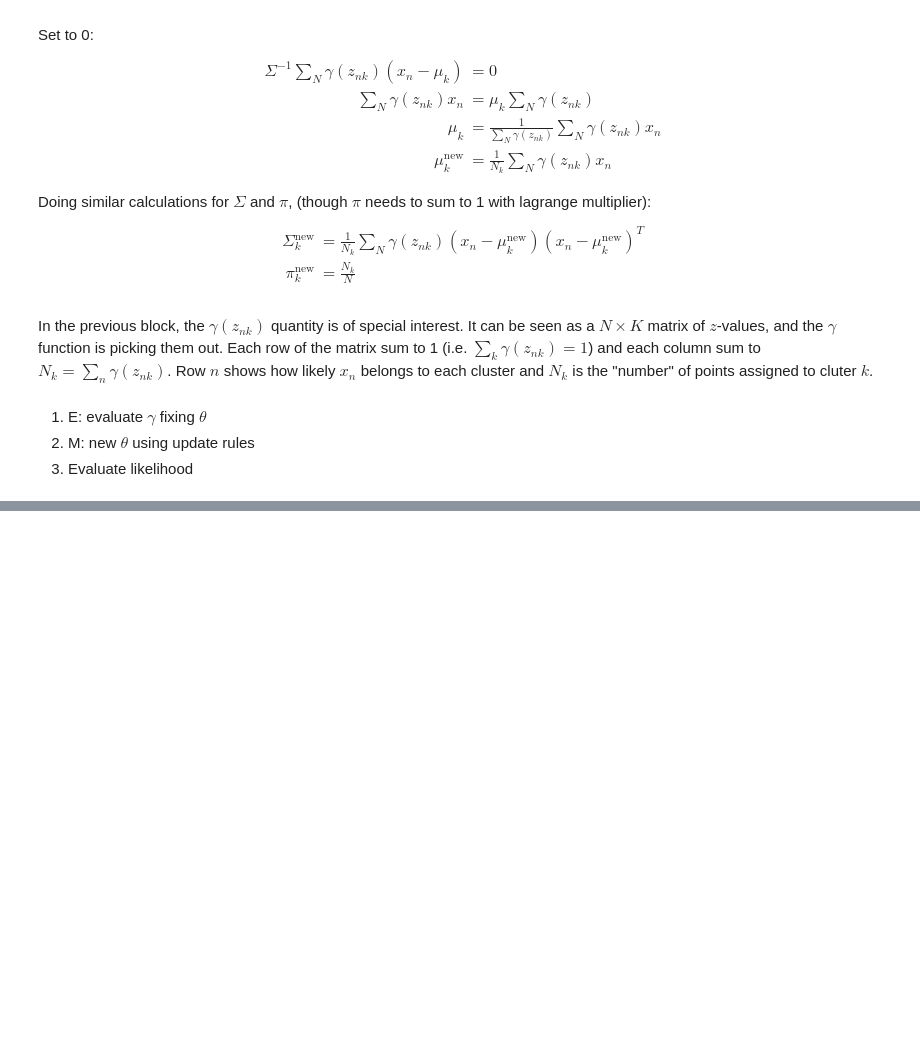
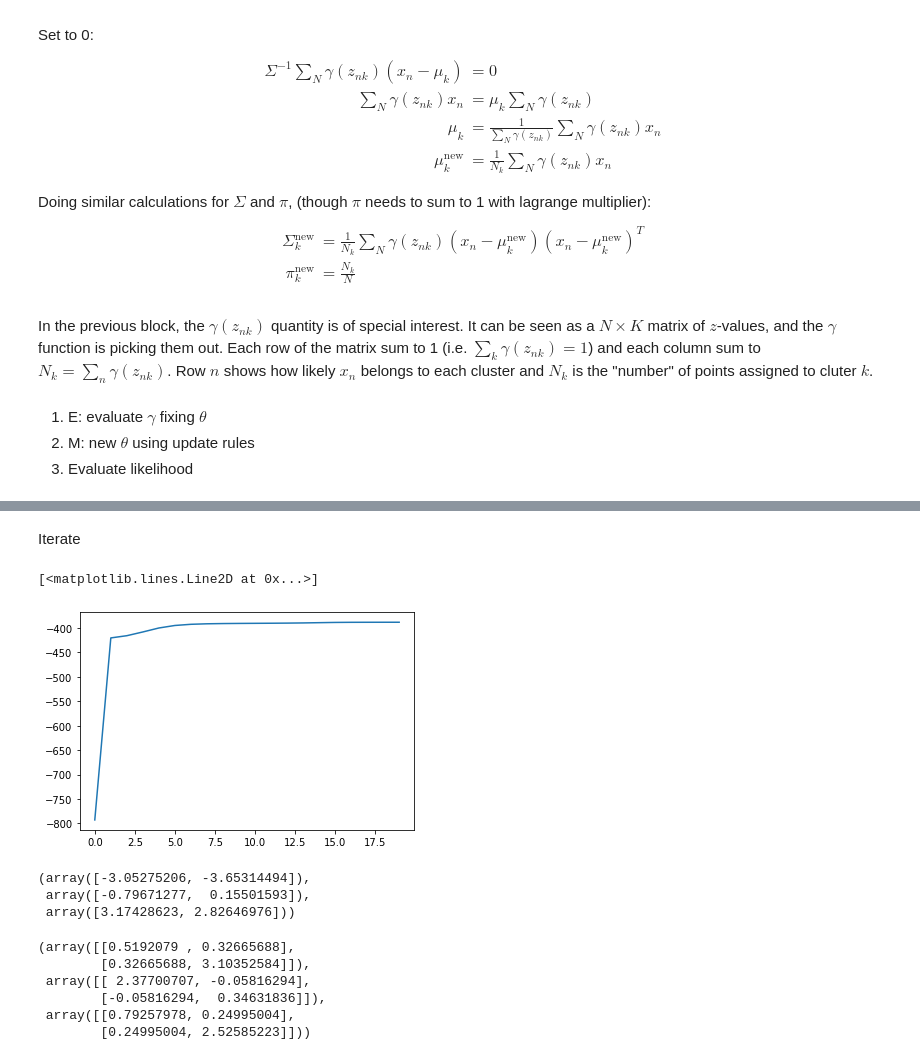
Before and after one commit to GavinPHR/bayesian-intro, a Jupyter notebook: EM.ipynb, the cells around one changed output, grey strips where cells are left out. Cells and saved outputs as stored; diff of their text form; code cells hidden in the pictures; blank space fills up the shorter version.

Commit message:
EM for gaussian mixtures

```diff
--- a/EM.ipynb
+++ b/EM.ipynb
@@ -62,0 +84,7 @@ In the previous block, the $\gamma(z_{nk})$ quantity is of special interest. It
+# %%
+# Init to 3 unit gaussian equally spaced
+m0, cov0 = [-1, 0], [[1, 0], [0, 1]]
+m1, cov1 = [0, 0], [[1, 0], [0, 1]]
+m2, cov2 = [1, 0], [[1, 0], [0, 1]]
+pi = [0.333, 0.333, 0.333]
+K = 3
@@ -62,0 +124,12 @@ In the previous block, the $\gamma(z_{nk})$ quantity is of special interest. It
+# %%
+def expectation():
+    gamma = np.zeros((len(X), K))
+
+    for n in range(N):
+        denom = 0
+        for k in range(K):
+            nom = pi[k] * globals()[f'p{k}'].pdf(X[n])
+            gamma[n][k] = nom
+            denom += nom
+        gamma[n] /= denom
+    return gamma
@@ -62,0 +145,46 @@ In the previous block, the $\gamma(z_{nk})$ quantity is of special interest. It
+# %%
+def maximization(gamma):
+    for k in range(K):
+        N_k = np.sum(gamma[:, k])
+        # new mean first
+        mu_new = np.zeros(2)
+        for n in range(N):
+            mu_new += gamma[n][k] * X[n]
+        mu_new /= N_k
+        # then new covariance
+        cov_new = np.zeros((2, 2))
+        for n in range(N):
+            diff = X[n] - mu_new
+            cov_new += gamma[n][k] * np.outer(diff, diff)
+        cov_new /= N_k
+        globals()[f'm{k}'] = mu_new
+        globals()[f'cov{k}'] = cov_new
+        pi[k] = N_k / N
+# %% [markdown]
+Iterate
+# %%
+loglik = []
+for i in range(20):
+    update_normal()
+    loglik.append(evaluate())
+    maximization(expectation())
+# %%
+plt.plot(loglik)
+# %% [output]
+[<matplotlib.lines.Line2D at 0x...>]
+[figure, added]
+# %%
+m0, m1, m2
+# %% [output]
+(array([-3.05275206, -3.65314494]),
+ array([-0.79671277,  0.15501593]),
+ array([3.17428623, 2.82646976]))
+# %%
+cov0, cov1, cov2
+# %% [output]
+(array([[0.5192079 , 0.32665688],
+        [0.32665688, 3.10352584]]),
+ array([[ 2.37700707, -0.05816294],
+        [-0.05816294,  0.34631836]]),
+ array([[0.79257978, 0.24995004],
+        [0.24995004, 2.52585223]]))
```
Also changed, not shown: parts of 8 cells of this notebook.
